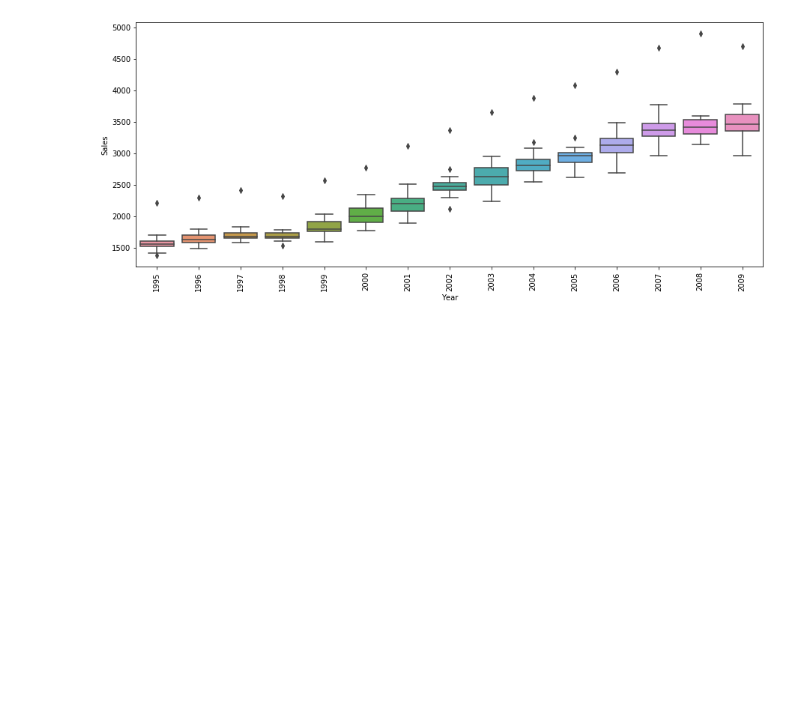
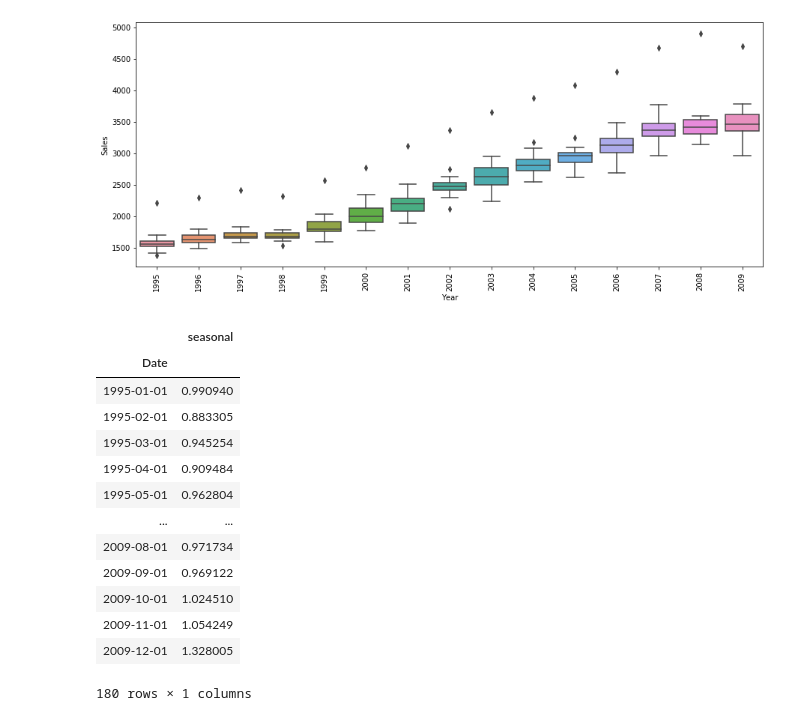
Before and after one commit to agnirudrasikdar/Business-Analytics, a Jupyter notebook: Session II/JIE WU Forecasting.ipynb, the cells around one changed output. Drawn from its saved outputs; the diff is of its cells as text; code cells hidden in the pictures; blank space fills up the shorter version.

```diff
--- a/Session II/JIE WU Forecasting.ipynb
+++ b/Session II/JIE WU Forecasting.ipynb
@@ -171,3 +173,20 @@ for item in ax.get_xticklabels():
     item.set_rotation(90)
 # %% [output]
 [figure]
+# %%
+result.seasonal.to_frame()
+# %% [output]
+|  | seasonal |
+| Date |  |
+| 1995-01-01 | 0.990940 |
+| 1995-02-01 | 0.883305 |
+| 1995-03-01 | 0.945254 |
+| 1995-04-01 | 0.909484 |
+| 1995-05-01 | 0.962804 |
+| ... | ... |
+| 2009-08-01 | 0.971734 |
+| 2009-09-01 | 0.969122 |
+| 2009-10-01 | 1.024510 |
+| 2009-11-01 | 1.054249 |
+| 2009-12-01 | 1.328005 |
+180 rows × 1 columns
```
Also changed, not shown: parts of 4 cells of this notebook, 2 other files.
